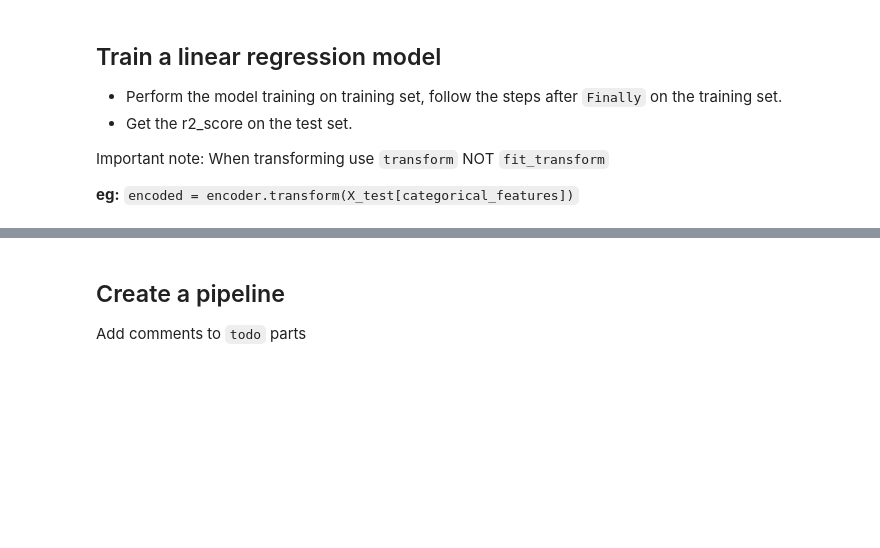
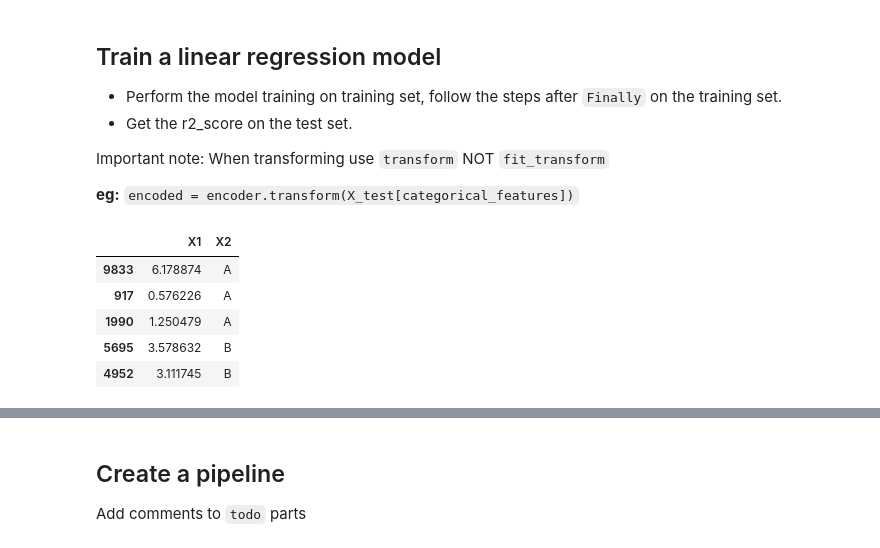
Before and after one commit to palak126/DS602, a Jupyter notebook: weel04/week4 - regression lab.ipynb, the cells around one changed output, grey strips where cells are left out. Cells and saved outputs as stored; diff of their text form; code cells hidden in the pictures; blank space fills up the shorter version.

```diff
--- a/weel04/week4 - regression lab.ipynb
+++ b/weel04/week4 - regression lab.ipynb
@@ -275,7 +275,7 @@ Text(0.5, 1.0, 'final residual distribution')
 # %% [markdown]
 ## Create a train-test split
 # %%
-X_training, X_test, y_training, y_test = train_test_split(X, y, test_size=0.20)
+X_training, X_test, y_training, y_test = train_test_split(X, y)
 
 
 print(f'Training samples: {X_training.shape[0]:,}')
@@ -292,3 +292,12 @@ Test samples: 2,000
  Important note: When transforming use `transform` NOT `fit_transform`
 
  __eg:__ `encoded = encoder.transform(X_test[categorical_features])`
+# %%
+X_training.head()
+# %% [output]
+|  | X1 | X2 |
+| 9833 | 6.178874 | A |
+| 917 | 0.576226 | A |
+| 1990 | 1.250479 | A |
+| 5695 | 3.578632 | B |
+| 4952 | 3.111745 | B |
```
Also changed, not shown: parts of 7 cells of this notebook.
